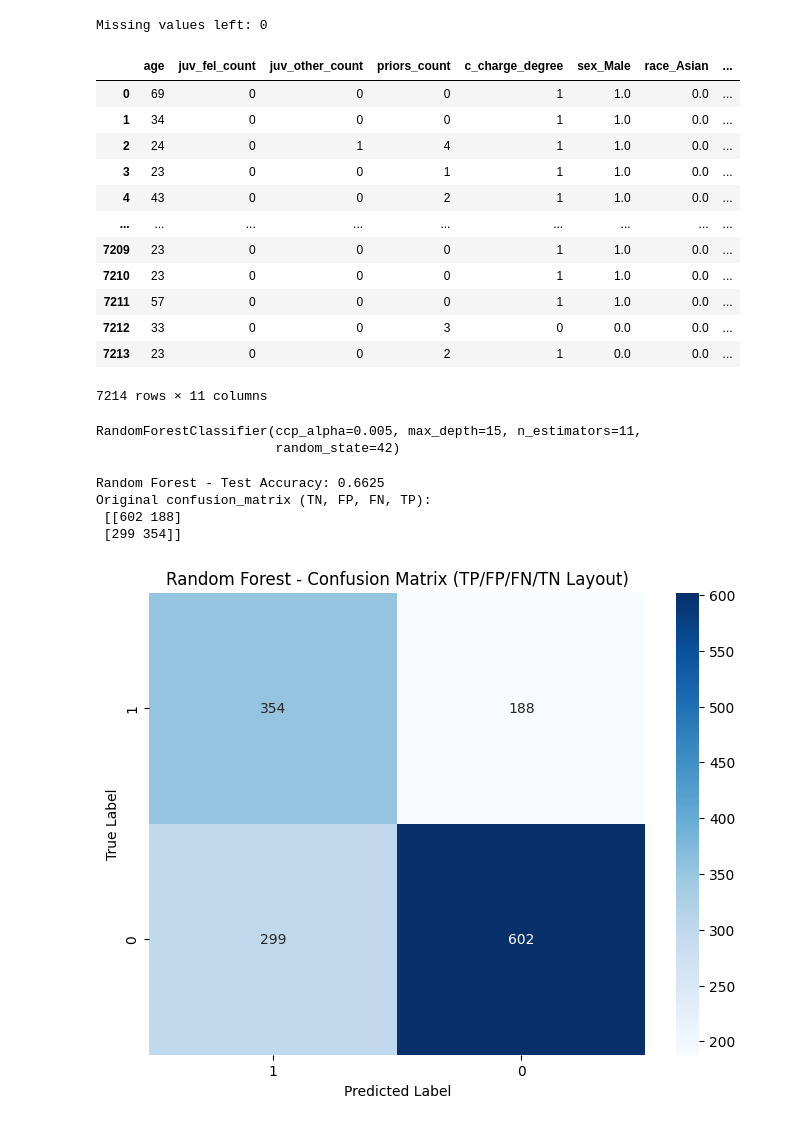
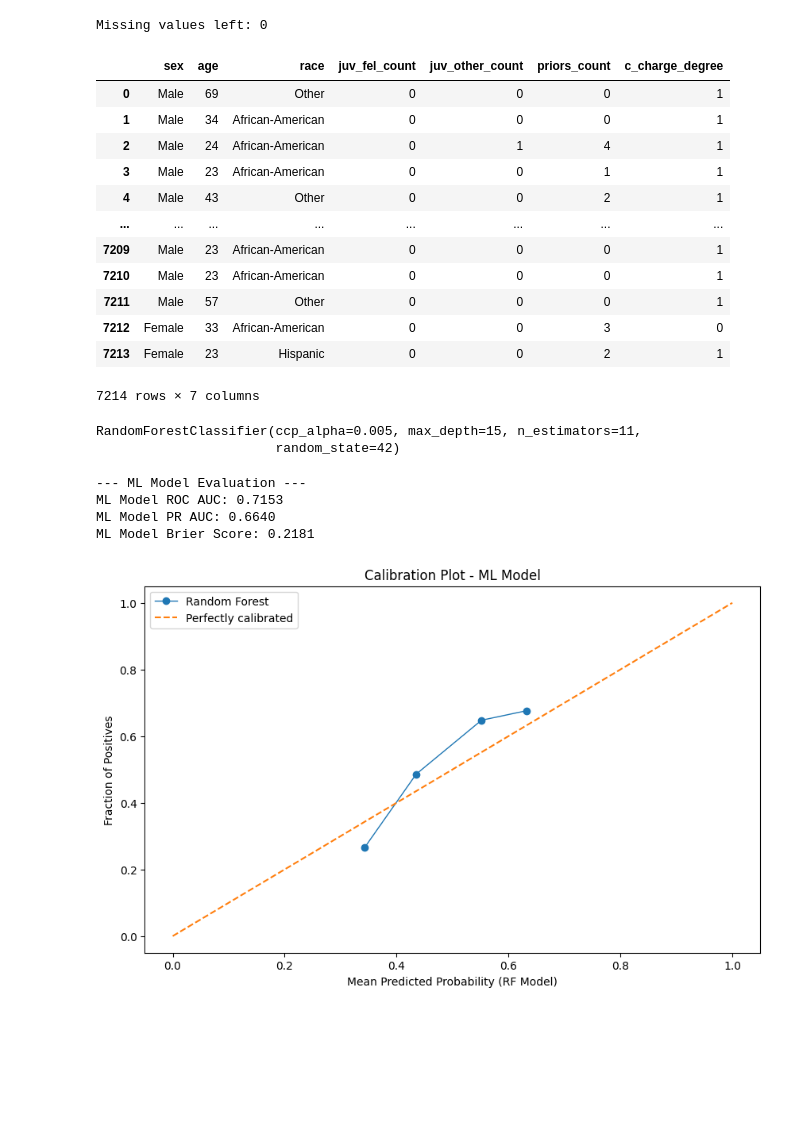
Before and after one commit to bernardoa-uchicago/Data259-Project, a Jupyter notebook: ML model.ipynb, the cells around one changed output. Saved outputs shown, nothing was run; the diff lists cells and outputs as text; code cells hidden in the pictures; blank space fills up the shorter version.

```diff
--- a/ML model.ipynb
+++ b/ML model.ipynb
@@ -129,23 +132,23 @@ X['c_charge_degree'] = X['c_charge_degree'].replace(charge_replace)
 X = pd.get_dummies(X, columns=['sex', 'race'], drop_first=True, dtype=float)
 y = compas_two['two_year_recid']
 # %%
-X
+X_og
 # %% [output]
-|  | age | juv_fel_count | juv_other_count | priors_count | c_charge_degree | sex_Male | race_Asian | ... |
-| 0 | 69 | 0 | 0 | 0 | 1 | 1.0 | 0.0 | ... |
-| 1 | 34 | 0 | 0 | 0 | 1 | 1.0 | 0.0 | ... |
-| 2 | 24 | 0 | 1 | 4 | 1 | 1.0 | 0.0 | ... |
-| 3 | 23 | 0 | 0 | 1 | 1 | 1.0 | 0.0 | ... |
-| 4 | 43 | 0 | 0 | 2 | 1 | 1.0 | 0.0 | ... |
-| ... | ... | ... | ... | ... | ... | ... | ... | ... |
-| 7209 | 23 | 0 | 0 | 0 | 1 | 1.0 | 0.0 | ... |
-| 7210 | 23 | 0 | 0 | 0 | 1 | 1.0 | 0.0 | ... |
-| 7211 | 57 | 0 | 0 | 0 | 1 | 1.0 | 0.0 | ... |
-| 7212 | 33 | 0 | 0 | 3 | 0 | 0.0 | 0.0 | ... |
-| 7213 | 23 | 0 | 0 | 2 | 1 | 0.0 | 0.0 | ... |
+|  | sex | age | race | juv_fel_count | juv_other_count | priors_count | c_charge_degree |
+| 0 | Male | 69 | Other | 0 | 0 | 0 | 1 |
+| 1 | Male | 34 | African-American | 0 | 0 | 0 | 1 |
+| 2 | Male | 24 | African-American | 0 | 1 | 4 | 1 |
+| 3 | Male | 23 | African-American | 0 | 0 | 1 | 1 |
+| 4 | Male | 43 | Other | 0 | 0 | 2 | 1 |
+| ... | ... | ... | ... | ... | ... | ... | ... |
+| 7209 | Male | 23 | African-American | 0 | 0 | 0 | 1 |
+| 7210 | Male | 23 | African-American | 0 | 0 | 0 | 1 |
+| 7211 | Male | 57 | Other | 0 | 0 | 0 | 1 |
+| 7212 | Female | 33 | African-American | 0 | 0 | 3 | 0 |
+| 7213 | Female | 23 | Hispanic | 0 | 0 | 2 | 1 |
-7214 rows × 11 columns
+7214 rows × 7 columns
 # %%
-X_train, X_test, y_train, y_test = train_test_split(X, y, test_size=0.2, random_state=101)
+X_train, X_test, y_train, y_test = train_test_split(X, y, test_size=0.2, random_state=101, stratify=y)
 # %%
 model_A = RandomForestClassifier(
     n_estimators=11,
@@ -158,30 +161,27 @@ model_A.fit(X_train, y_train)
 RandomForestClassifier(ccp_alpha=0.005, max_depth=15, n_estimators=11,
                        random_state=42)
 # %%
-y_pred_A = model_A.predict(X_test)
-accuracy_A = accuracy_score(y_test, y_pred_A)
-print(f"Random Forest - Test Accuracy: {accuracy_A:.4f}")
-cm_A = confusion_matrix(y_test, y_pred_A, labels=[0, 1])
-print("Original confusion_matrix (TN, FP, FN, TP):\n", cm_A)
-tn, fp, fn, tp = cm_A.ravel()
-cm_display = np.array([[tp, fp],
-                       [fn, tn]])
-axis_labels_row = ['1', '0']
-axis_labels_col = ['1', '0']
-plt.figure(figsize=(8, 6)) # Set the figure size
-sns.heatmap(cm_display, # Plot the REARRANGED matrix
-            annot=True,        # Write the data value in each cell
-            fmt="d",           # Format the annotations as integers
-            cmap="Blues",      # Use the 'Blues' color map
-            xticklabels=axis_labels_col, # Set labels for the x-axis reflecting the new order
-            yticklabels=axis_labels_row)
-plt.ylabel('True Label')     # Label for the y-axis
-plt.xlabel('Predicted Label') # Label for the x-axis
-plt.title('Random Forest - Confusion Matrix (TP/FP/FN/TN Layout)') # Plot title
+y_pred_A = model_A.predict_proba(X_test)[:, 1]
+print("--- ML Model Evaluation ---")
+auc_A = roc_auc_score(y_test, y_pred_A)
+pr_auc_A = average_precision_score(y_test, y_pred_A)
+brier_A = brier_score_loss(y_test, y_pred_A)
+print(f"ML Model ROC AUC: {auc_A:.4f}")
+print(f"ML Model PR AUC: {pr_auc_A:.4f}")
+print(f"ML Model Brier Score: {brier_A:.4f}")
+
+prob_true_A, prob_pred_A = calibration_curve(y_test, y_pred_A, n_bins=10, strategy='uniform') # or 'quantile'
+plt.figure(figsize=(10, 6))
+plt.plot(prob_pred_A, prob_true_A, marker='o', linewidth=1, label='Random Forest')
+plt.plot([0, 1], [0, 1], linestyle='--', label='Perfectly calibrated')
+plt.xlabel("Mean Predicted Probability (RF Model)")
+plt.ylabel("Fraction of Positives")
+plt.title("Calibration Plot - ML Model")
+plt.legend()
 plt.show()
 # %% [output]
-Random Forest - Test Accuracy: 0.6625
-Original confusion_matrix (TN, FP, FN, TP):
- [[602 188]
- [299 354]]
+--- ML Model Evaluation ---
+ML Model ROC AUC: 0.7153
+ML Model PR AUC: 0.6640
+ML Model Brier Score: 0.2181
-[figure, old version]
+[figure, new version]
```
Also changed, not shown: parts of 15 cells of this notebook.
